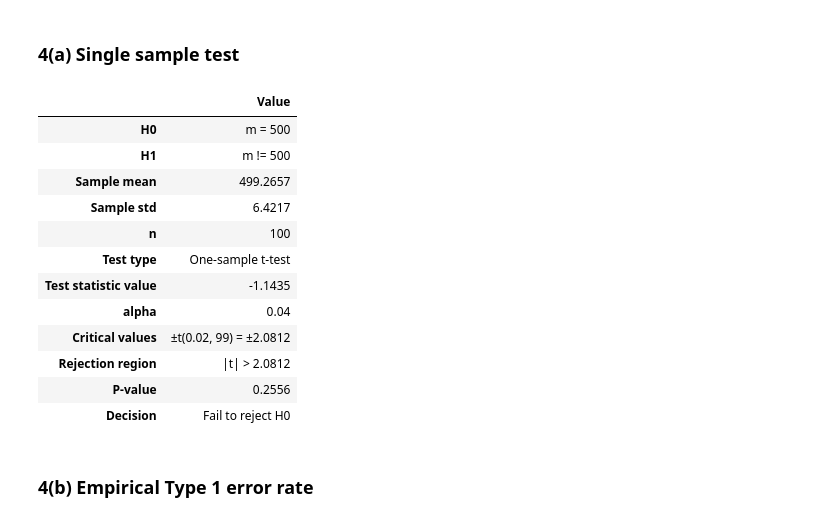
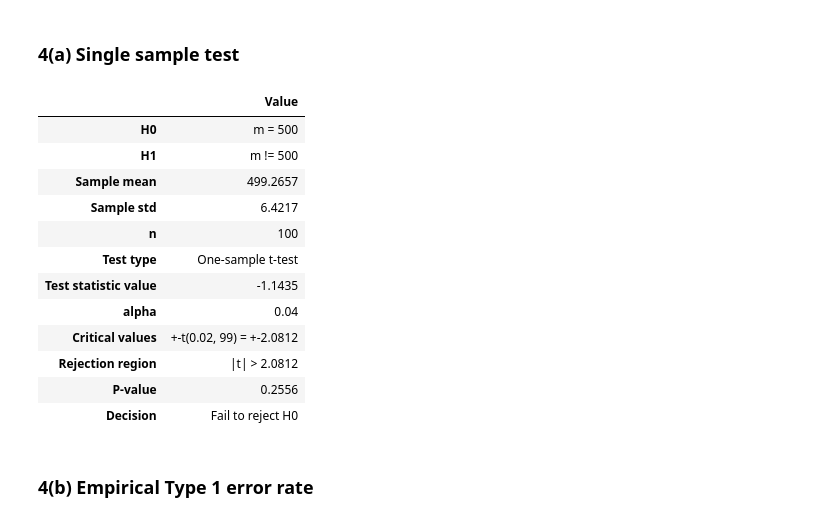
Before and after one commit to nuinashco/Statistics-UCU, a Jupyter notebook: hw2/task4.ipynb, the cells around one changed output. Cells and saved outputs as stored; diff of their text form; code cells hidden in the pictures.

```diff
--- a/hw2/task4.ipynb
+++ b/hw2/task4.ipynb
@@ -714,35 +717,35 @@ s = np.std(sample, ddof=1)
 t_stat = (x_bar - mu_0) / (s / np.sqrt(n))
 t_critical = stats.t.ppf(1 - alpha/2, df=n-1)
 p_value = 2 * (1 - stats.t.cdf(abs(t_stat), df=n-1))
 
 test_4a_data = {
     'H0': 'm = 500',
     'H1': 'm != 500',
     'Sample mean': f'{x_bar:.4f}',
     'Sample std': f'{s:.4f}',
     'n': f'{n}',
     'Test type': 'One-sample t-test',
     'Test statistic value': f'{t_stat:.4f}',
     'alpha': f'{alpha}',
-    'Critical values': f'±t({alpha/2}, {n-1}) = ±{t_critical:.4f}',
+    'Critical values': f'+-t({alpha/2}, {n-1}) = +-{t_critical:.4f}',
     'Rejection region': f'|t| > {t_critical:.4f}',
     'P-value': f'{p_value:.4f}',
     'Decision': 'Reject H0' if abs(t_stat) > t_critical else 'Fail to reject H0'
 }
 
 test_4a = pd.DataFrame.from_dict(test_4a_data, orient='index', columns=['Value'])
 test_4a
 # %% [output]
 |  | Value |
 | H0 | m = 500 |
 | H1 | m != 500 |
 | Sample mean | 499.2657 |
 | Sample std | 6.4217 |
 | n | 100 |
 | Test type | One-sample t-test |
 | Test statistic value | -1.1435 |
 | alpha | 0.04 |
-| Critical values | ±t(0.02, 99) = ±2.0812 |
+| Critical values | +-t(0.02, 99) = +-2.0812 |
 | Rejection region | |t| > 2.0812 |
 | P-value | 0.2556 |
 | Decision | Fail to reject H0 |
```
Also changed, not shown: parts of 12 cells of this notebook.
